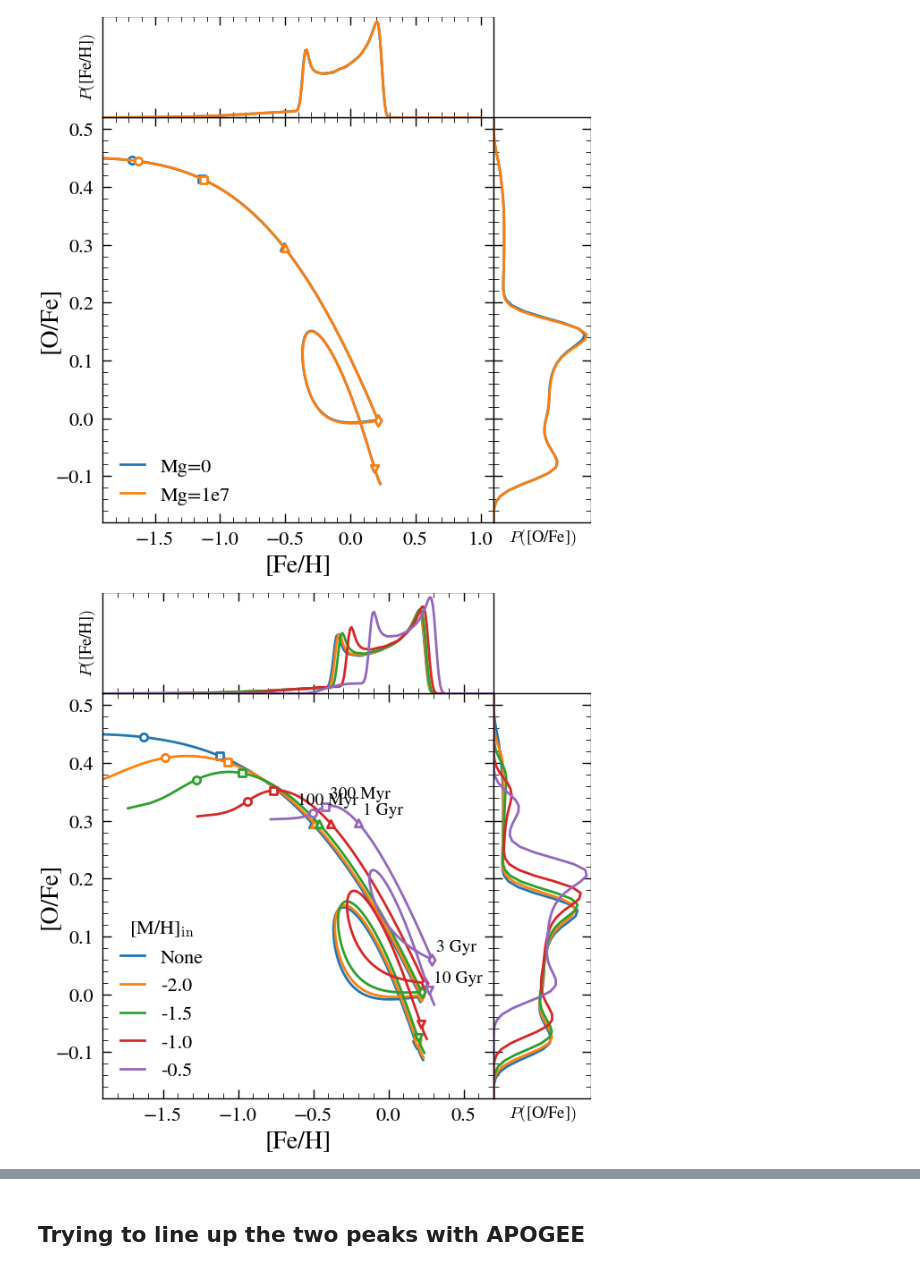
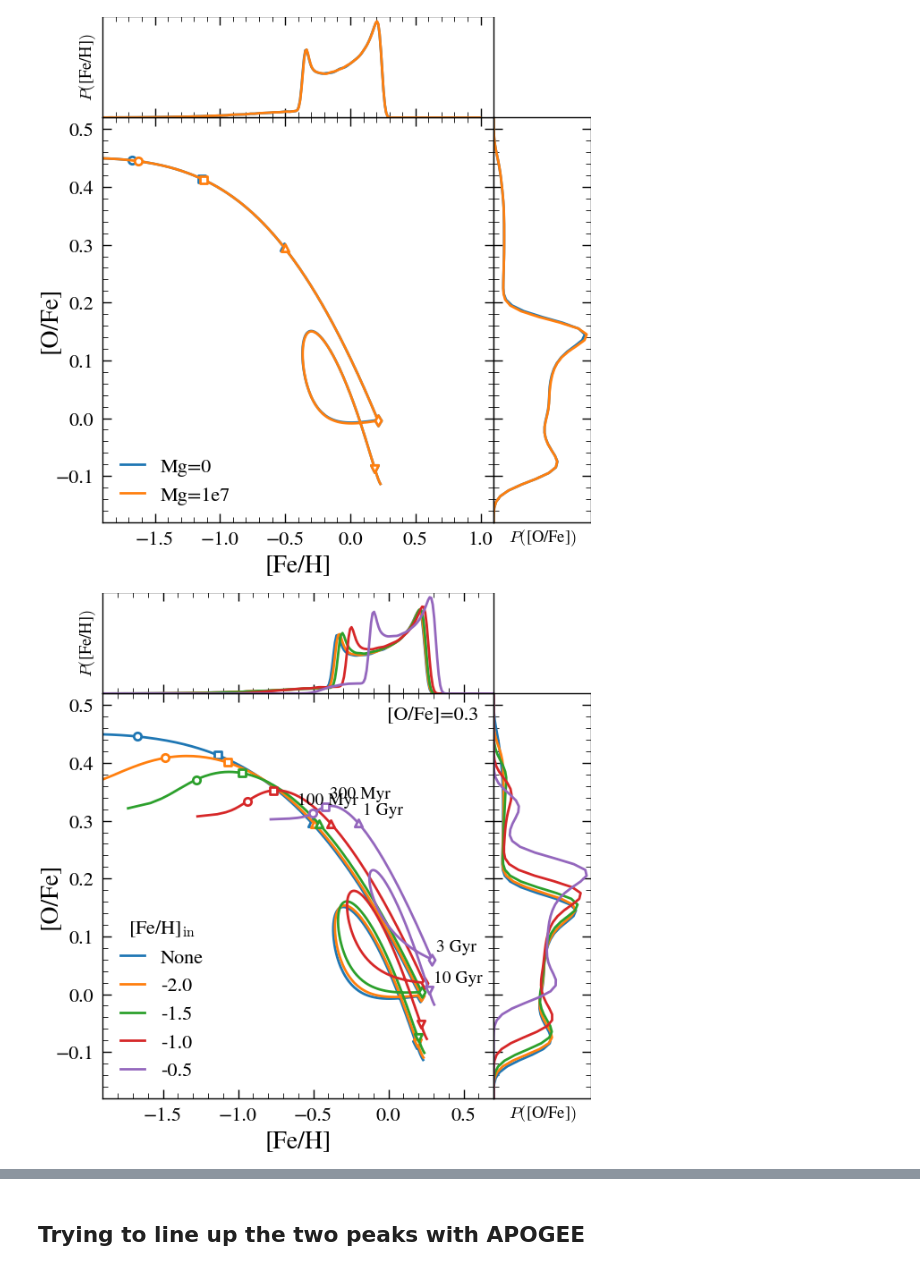
Before and after one commit to lodubay/twoinfall, a Jupyter notebook: src/scripts/onezone_params.ipynb, the cells around one changed output, grey strips where cells are left out. Cells and saved outputs as stored; diff of their text form; code cells hidden in the pictures.

```diff
--- a/src/scripts/onezone_params.ipynb
+++ b/src/scripts/onezone_params.ipynb
@@ -386,36 +386,37 @@ plt.show()
 # %%
 fig, axs = setup_figure(xlim=(-1.9, 0.7), ylim=(-0.18, 0.52))
 
 ifr = twoinfall(8, onset=3)
 ifr.ratio = twoinfall_ampratio(ifr, 8, onset=3)
 
 # No infall enrichment
 name = str(output_dir / 'ZinNone')
 sz = setup_onezone(name, ifr, Zin=0.)
-sz.Mg0 = 1e7
+sz.Mg0 = 1e6
 sz.run(simtime, overwrite=True)
 plot_vice_onezone(name, fig=fig, axs=axs,
                   label='None',
                   marker_labels=False)
 
-mh_list = [-2., -1.5, -1., -0.5]
-Zin_list = [10 ** (mh + m.log10(vice.solar_z['fe'])) for mh in mh_list]
+feh_list = [-2., -1.5, -1., -0.5]
+Zin_list = [10 ** (feh + m.log10(vice.solar_z['fe'])) for feh in feh_list]
 ofe_in = 0.3
-Zo_in_list = [vice.solar_z['o'] * 10 ** (ofe_in + mh) for mh in mh_list]
+Zo_in_list = [vice.solar_z['o'] * 10 ** (ofe_in + feh) for feh in feh_list]
 for i, Zin in enumerate(Zin_list):
-    name = str(output_dir / f'Zin{int(-10*mh_list[i]):02d}')
+    name = str(output_dir / f'Zin{int(-10*feh_list[i]):02d}')
     sz = setup_onezone(name, ifr)
     sz.Zin = {'fe': Zin, 'o': Zo_in_list[i]}
     # Non-zero initial mass to avoid crazy high metallicities from inflow
     sz.Mg0 = 1e7
     sz.run(simtime, overwrite=True)
     plot_vice_onezone(name, fig=fig, axs=axs,
                       label=f'{mh_list[i]}',
                       marker_labels=(i==3))
 
 axs[1].set_ylim(bottom=0)
 axs[2].set_xlim(left=0)
-axs[0].legend(frameon=False, loc='lower left', title=r'[M/H]$_{\rm in}$')
+axs[0].legend(frameon=False, loc='lower left', title=r'[Fe/H]$_{\rm in}$')
+axs[0].text(0.6, 0.5, f'[O/Fe]={ofe_in}', ha='right', va='top')
 plt.show()
 # %% [output]
-[figure, old version]
+[figure, new version]
```
Also changed, not shown: parts of 1 cell of this notebook, 1 other file.
